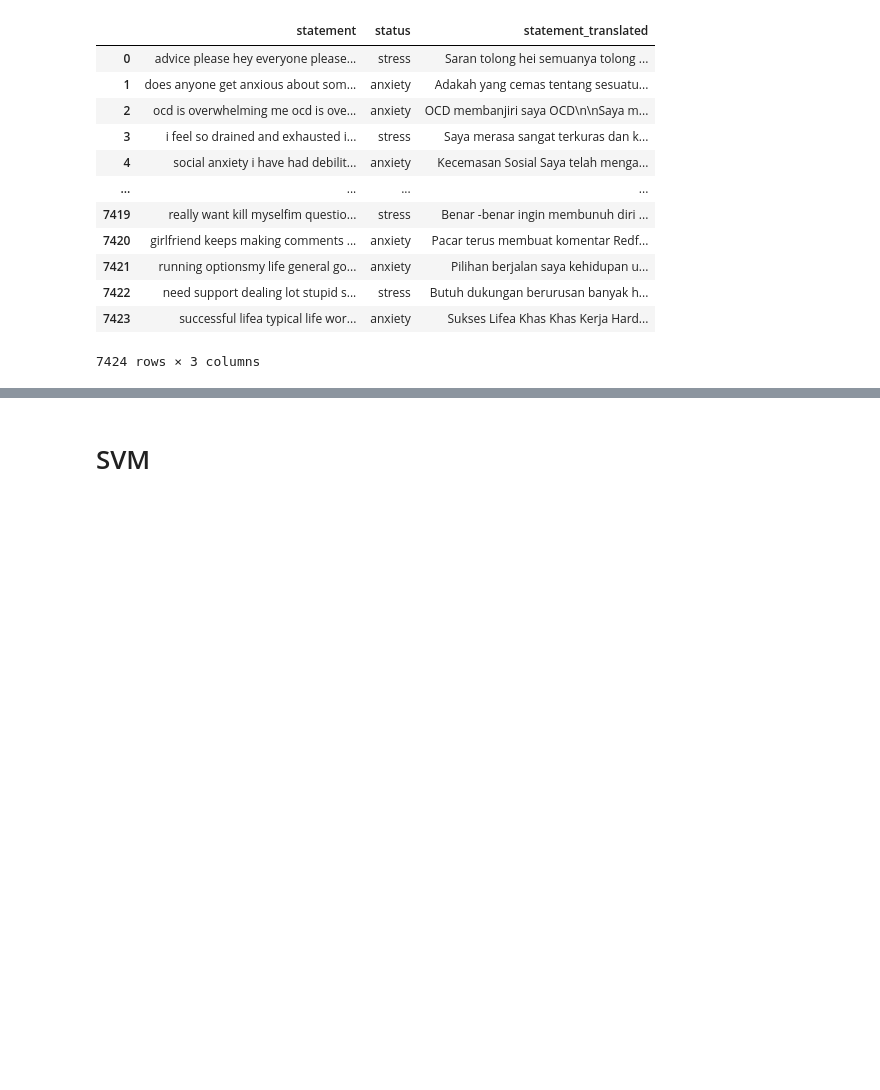
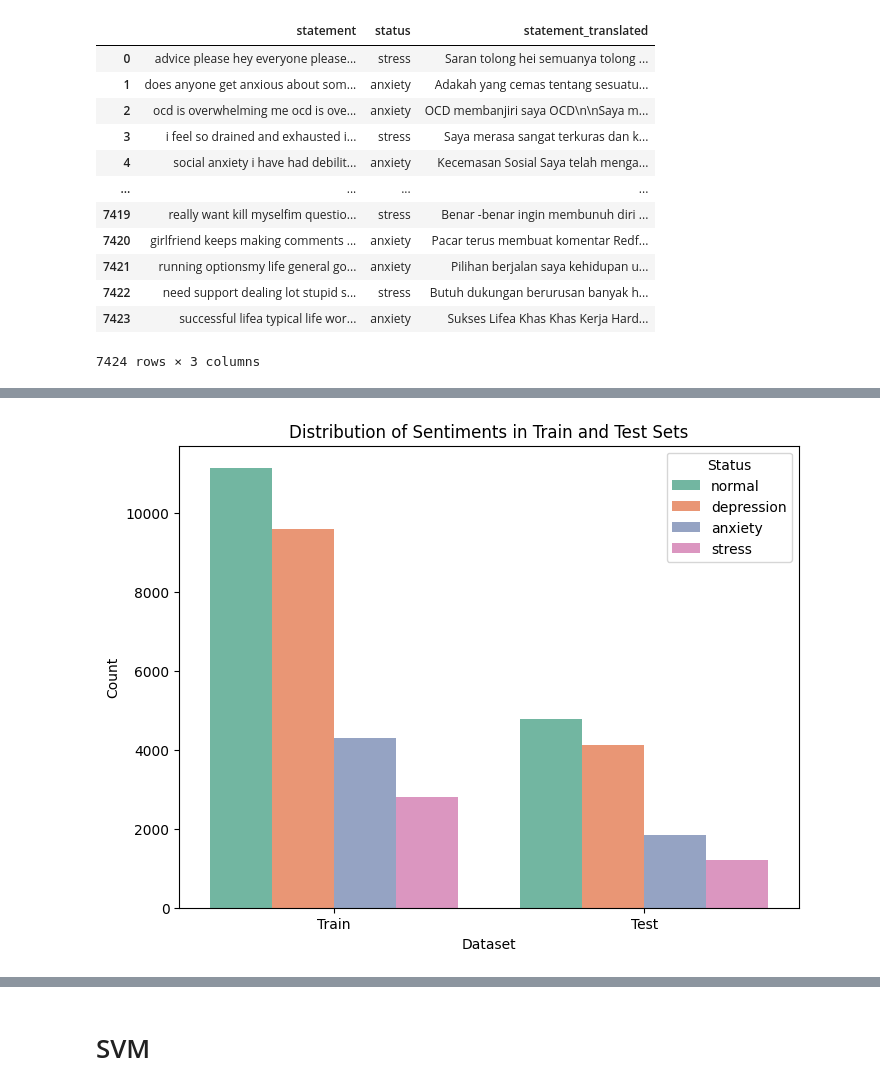
Before and after one commit to Sehati-by-DBS-Coding-Camp/ML-Sehati-Repo, a Jupyter notebook: capstone.ipynb, the cells around one changed output, grey strips where cells are left out. Saved outputs shown, nothing was run; the diff lists cells and outputs as text; code cells hidden in the pictures; blank space fills up the shorter version.

```diff
--- a/capstone.ipynb
+++ b/capstone.ipynb
@@ -395,0 +514,5 @@ df_translate['statement_cleaned'] =df_translate['statement_cleaned'].apply(stemm
+# %%
+df_translate = pd.read_csv('/kaggle/input/capstone-dataset-stemming/capstone-dataset-fix-stemming.csv')
+df_translate = df_translate.drop('Unnamed: 0',axis = 1)
+df_translate[['statement_stemming']] = df_translate[['statement_stemming']].astype(str)
+df_translate
@@ -395,0 +533,21 @@ df_translate['statement_cleaned'] =df_translate['statement_cleaned'].apply(stemm
+# %%
+strat_split = StratifiedShuffleSplit(n_splits=1, test_size=0.3, random_state=42)
+
+for train_index, test_index in strat_split.split(df_translate['statement_stemming'], df_translate['status']):
+    X_train, X_test = df_translate['statement_stemming'].iloc[train_index], df_translate['statement_stemming'].iloc[test_index]
+    y_train, y_test = df_translate['status'].iloc[train_index], df_translate['status'].iloc[test_index]
+
+data = {
+    'Set': ['Train'] * len(y_train) + ['Test'] * len(y_test),
+    'Status': list(y_train) + list(y_test)
+}
+
+df_visualization = pd.DataFrame(data)
+plt.figure(figsize=(8, 6))
+sns.countplot(x='Set', hue='Status', data=df_visualization, palette='Set2')
+plt.title('Distribution of Sentiments in Train and Test Sets')
+plt.xlabel('Dataset')
+plt.ylabel('Count')
+plt.show()
+# %% [output]
+[figure, added]
```
Also changed, not shown: parts of 47 cells of this notebook.
